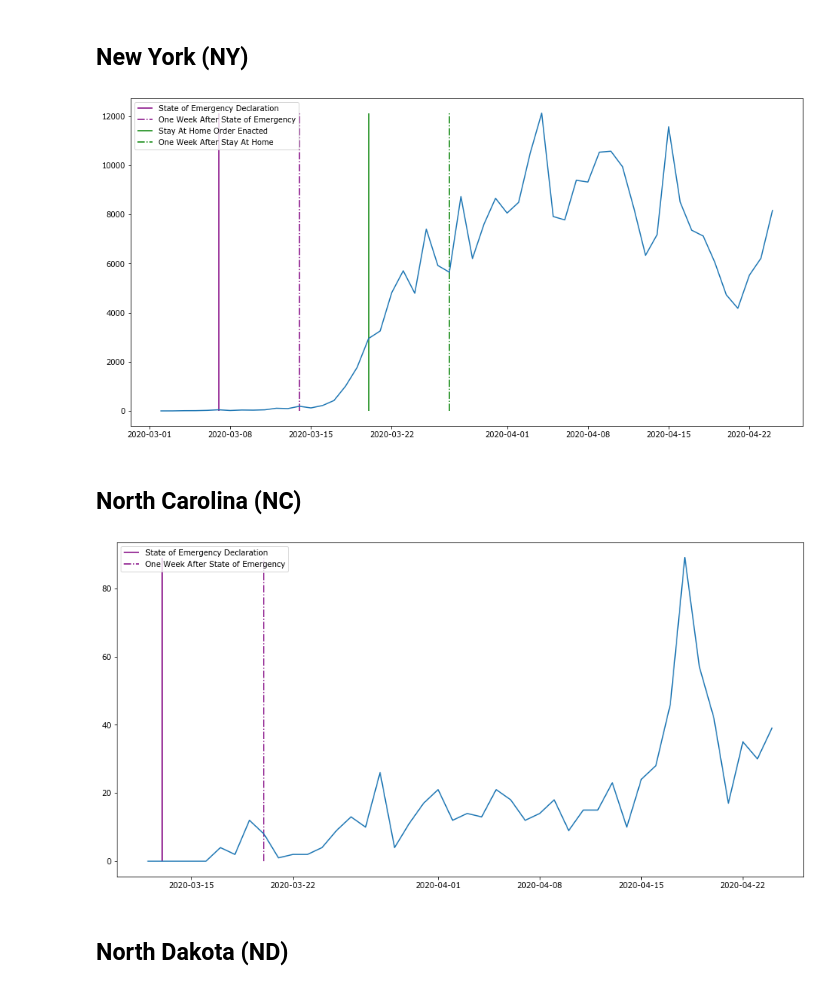
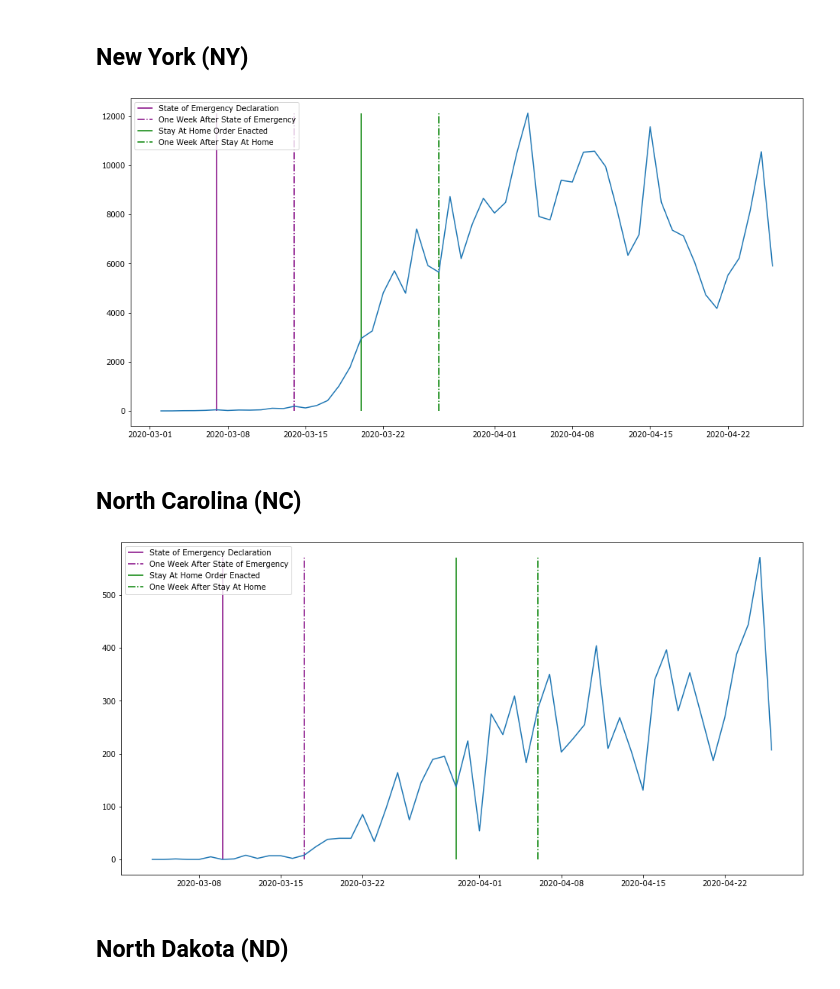
Before and after one commit to nmwhitehead/Coronavirus-USA, a Jupyter notebook: Graphs of Increase in Cases.ipynb, the cells around one changed output. Drawn from its saved outputs; the diff is of its cells as text; code cells hidden in the pictures.

```diff
--- a/Graphs of Increase in Cases.ipynb
+++ b/Graphs of Increase in Cases.ipynb
@@ -9,6 +24,6 @@ import datetime as dt
 # %%
-# Let's read in the US Data
-total_us_data = pd.read_csv('NYT-US-Data/us-states-2020-04-25.csv')
+# Until I figure out Requests
+total_us_data = pd.read_csv('NYT-US-Data/us-states-2020-04-27.csv')
 # %%
 # let's give the data a look
 total_us_data.head()
@@ -442,13 +457,13 @@ daily_change(new_mexico_data)
 # %%
 daily_change(new_york_data)
 # %% [output]
-[figure, old version]
+[figure, new version]
 # %% [markdown]
 ## North Carolina (NC)
 # %%
-daily_change(north_dakota_data)
+daily_change(north_carolina_data)
 # %% [output]
-[figure, old version]
+[figure, new version]
 # %% [markdown]
 ## North Dakota (ND)
 # %%
```
Also changed, not shown: parts of 57 cells of this notebook.
